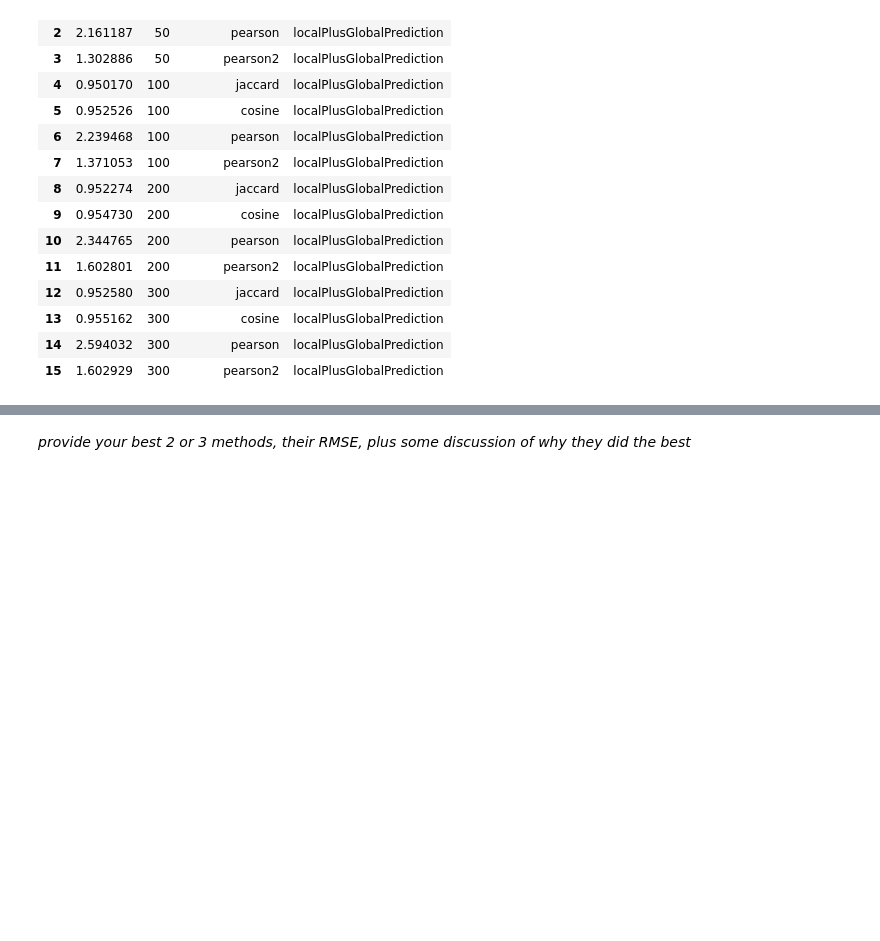
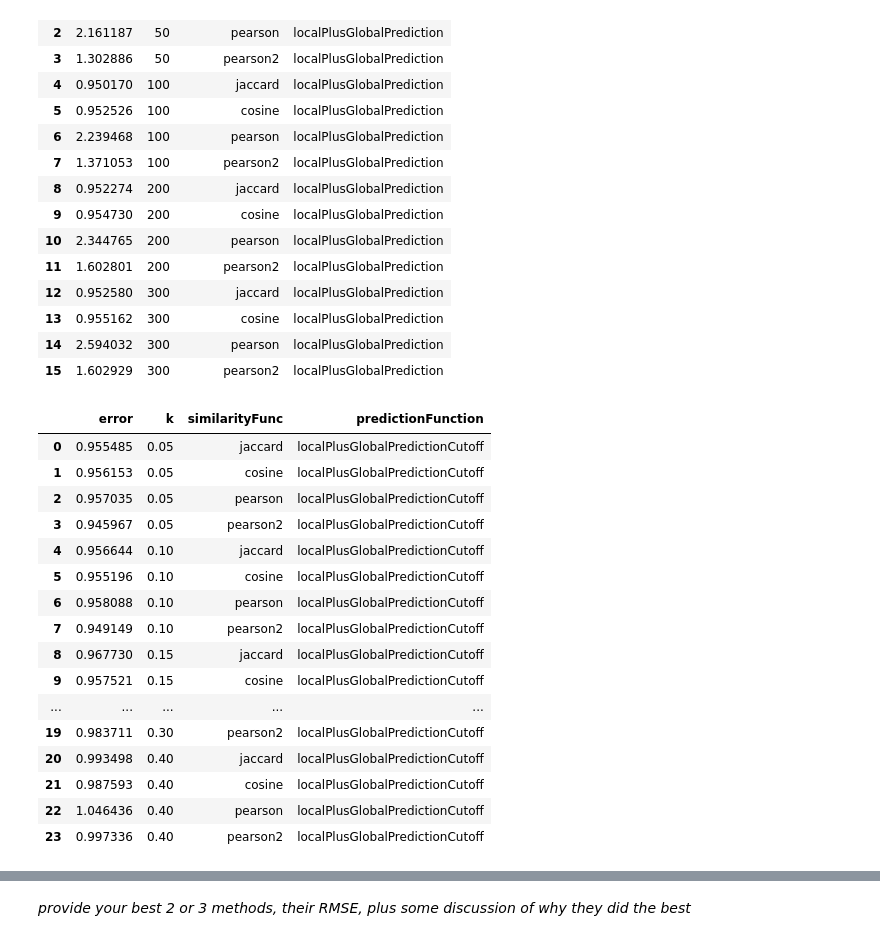
Before and after one commit to RyanChomistek/470hw3, a Jupyter notebook: homework_3.ipynb, the cells around one changed output, grey strips where cells are left out. Saved outputs shown, nothing was run; the diff lists cells and outputs as text; code cells hidden in the pictures; blank space fills up the shorter version.

```diff
--- a/homework_3.ipynb
+++ b/homework_3.ipynb
@@ -343,19 +347,12 @@ For this part, let's once again estimate the rating of UserID 363 for the movie
 # %%
 def getBaseline(userId, itemId, matrix, matrixT, avgGlobal):
     #we ask them to give us the global because it takes a long time to calculate
-    start = time.time()
-    #avgGlobal = np.extract(matrix > 0, matrix).mean()
     avgUser = np.extract(matrix[userId] > 0, matrix[userId]).mean()
     avgMovie = np.extract(matrixT[itemId] > 0, matrixT[itemId]).mean()
-    end = time.time()
-    #print(end - start)
-    #print(avgGlobal + (avgUser - avgGlobal) + (avgMovie - avgGlobal))
     return avgGlobal + (avgUser - avgGlobal) + (avgMovie - avgGlobal)
 
 avgGlobal = np.extract(ratingMatrix > 0, ratingMatrix).mean()
 print('baseline for user 363, item 97 = ', getBaseline(363, 97, ratingMatrix, ratingMatrixT, avgGlobal))
-#avgGlobal = np.extract(trainingRatingMatrix > 0, trainingRatingMatrix).mean()
-#getBaseline(405, 1582, trainingRatingMatrix, trainingRatingMatrixT, avgGlobal)
 # %% [output]
 baseline for user 363, item 97 =  3.3047530007520427
 # %% [markdown]
@@ -668,15 +661,33 @@ ParallelRMSE(test, localPlusGlobalPrediction, "localPlusGlobalPrediction", ks, s
 # %%
 #print(getBaseline(363, 97, ratingMatrix, ratingMatrixT, avgGlobal) +
 #      localRatingCutoff(363, 97, ratings_df, ratingMatrix, ratingMatrixT, avgGlobal, .25, pearson))
 
 def localPlusGlobalPredictionCutoff(row, cutoff, simFunc):
     base = getBaseline(row['UserId'], row['MovieId'], trainingRatingMatrix, trainingRatingMatrixT, avgGlobal)
     local = localRatingCutoff(row['UserId'], row['MovieId'], train, trainingRatingMatrix, trainingRatingMatrixT, avgGlobal, cutoff, simFunc)
     return local + base
 
-cutoffs = [.05, .1, .15, .2, .3, .4, .5, .6, .7]
+cutoffs = [.05, .1, .15, .2, .3, .4]
 
 ParallelRMSE(test, localPlusGlobalPredictionCutoff, "localPlusGlobalPredictionCutoff", cutoffs, similarityFuncs)
+# %% [output]
+|  | error | k | similarityFunc | predictionFunction |
+| 0 | 0.955485 | 0.05 | jaccard | localPlusGlobalPredictionCutoff |
+| 1 | 0.956153 | 0.05 | cosine | localPlusGlobalPredictionCutoff |
+| 2 | 0.957035 | 0.05 | pearson | localPlusGlobalPredictionCutoff |
+| 3 | 0.945967 | 0.05 | pearson2 | localPlusGlobalPredictionCutoff |
+| 4 | 0.956644 | 0.10 | jaccard | localPlusGlobalPredictionCutoff |
+| 5 | 0.955196 | 0.10 | cosine | localPlusGlobalPredictionCutoff |
+| 6 | 0.958088 | 0.10 | pearson | localPlusGlobalPredictionCutoff |
+| 7 | 0.949149 | 0.10 | pearson2 | localPlusGlobalPredictionCutoff |
+| 8 | 0.967730 | 0.15 | jaccard | localPlusGlobalPredictionCutoff |
+| 9 | 0.957521 | 0.15 | cosine | localPlusGlobalPredictionCutoff |
+| ... | ... | ... | ... | ... |
+| 19 | 0.983711 | 0.30 | pearson2 | localPlusGlobalPredictionCutoff |
+| 20 | 0.993498 | 0.40 | jaccard | localPlusGlobalPredictionCutoff |
+| 21 | 0.987593 | 0.40 | cosine | localPlusGlobalPredictionCutoff |
+| 22 | 1.046436 | 0.40 | pearson | localPlusGlobalPredictionCutoff |
+| 23 | 0.997336 | 0.40 | pearson2 | localPlusGlobalPredictionCutoff |
 # %%
 cutoffs = [.01, .02, .03, .04]
 
```
Also changed, not shown: parts of 8 cells of this notebook.
